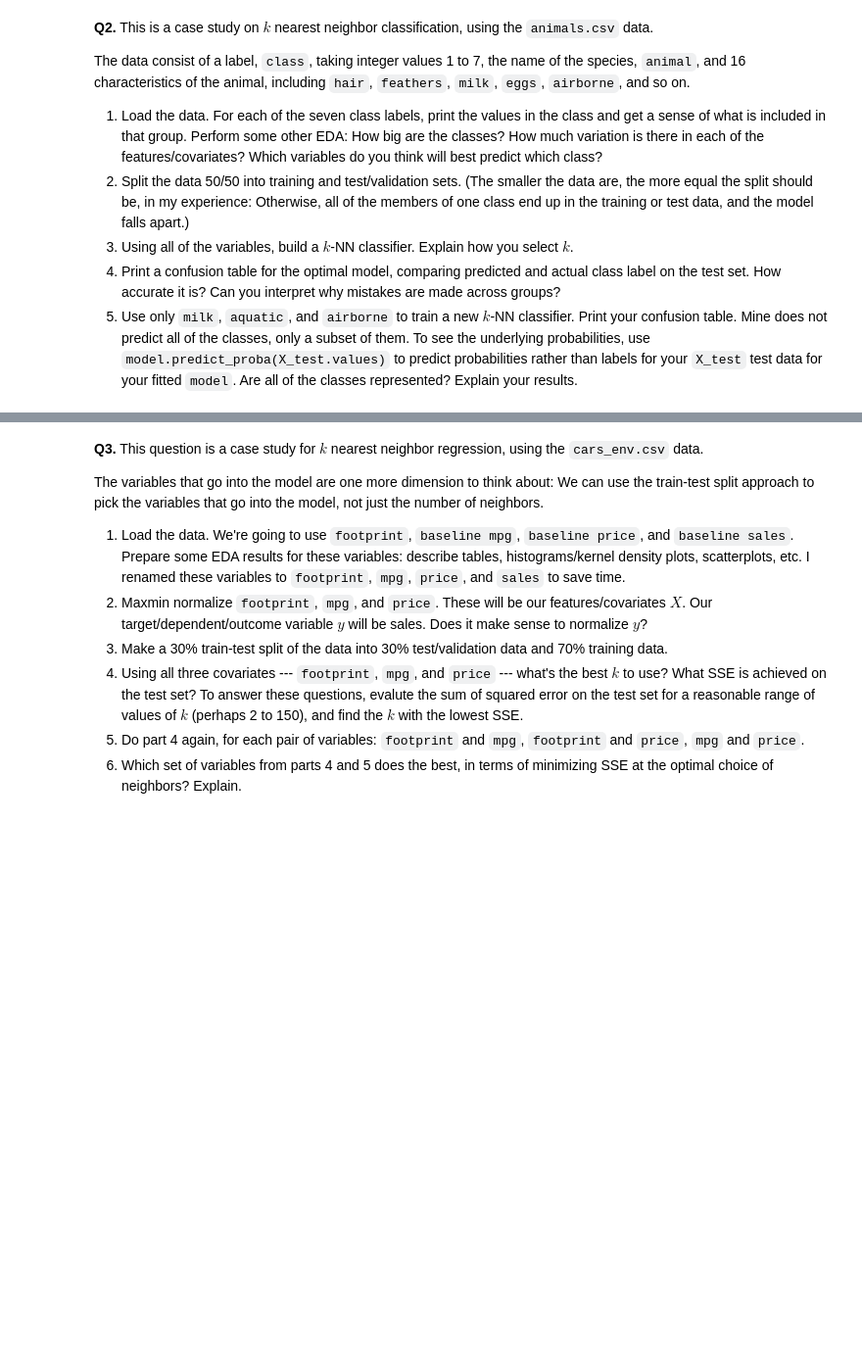
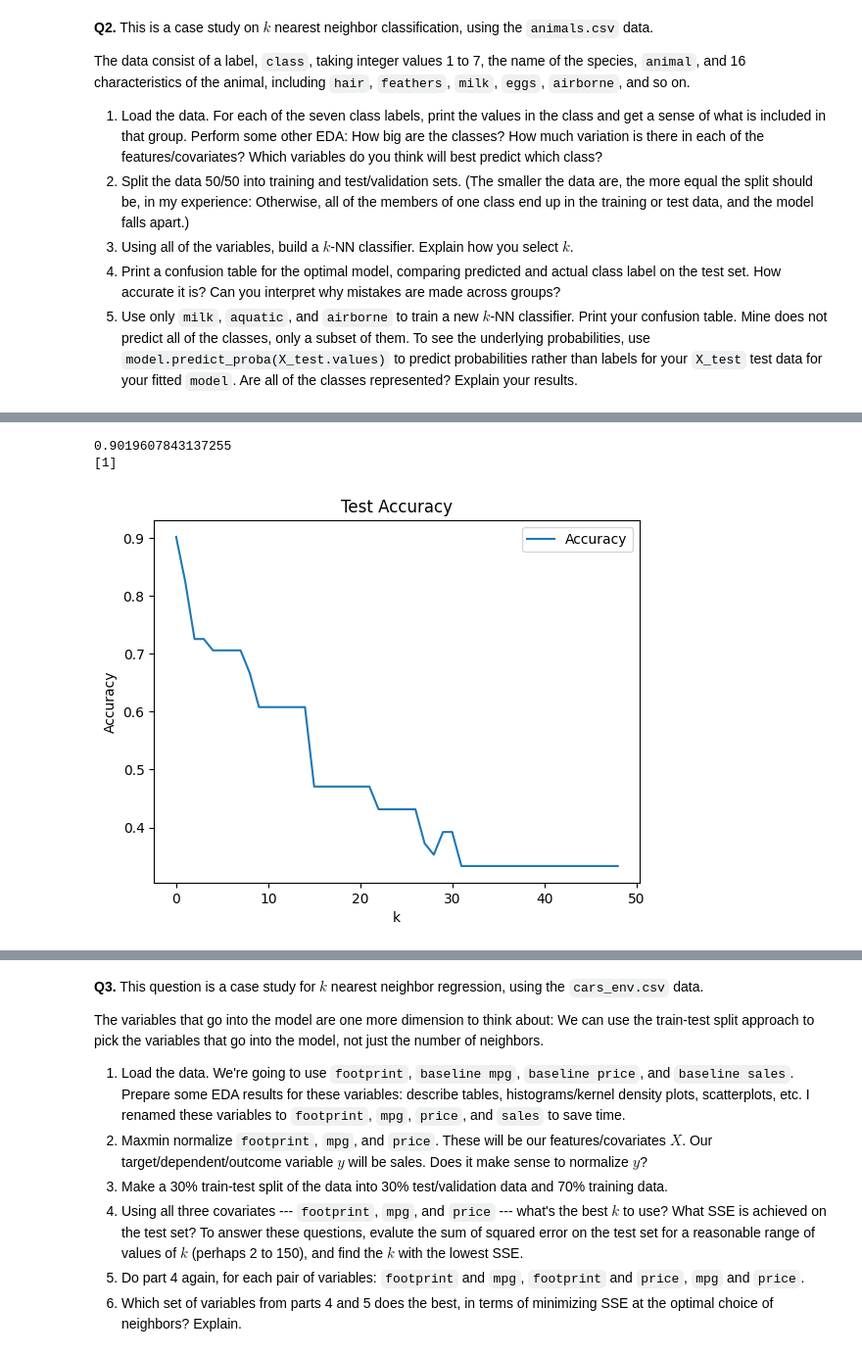
Before and after one commit to taliahtarik/knn, a Jupyter notebook: assignment_knn.ipynb, the cells around one changed output, grey strips where cells are left out. Shown at 98% size. Cells and saved outputs as stored; diff of their text form; code cells hidden in the pictures; blank space fills up the shorter version.

```diff
--- a/assignment_knn.ipynb
+++ b/assignment_knn.ipynb
@@ -58,0 +105,46 @@ The data consist of a label, `class`, taking integer values 1 to 7, the name of
+# %%
+x_vars = df.columns.tolist()
+y = df['class']
+x_vars.remove('animal')
+x_vars.remove('class')
+X = df.loc[:,x_vars]
+X.describe()
+
+from sklearn.model_selection import train_test_split
+X_train, X_test, y_train, y_test = train_test_split(X,y,
+                                                    test_size=.5,
+                                                    random_state=125)
+
+
+from sklearn.neighbors import KNeighborsClassifier
+
+N_train = len(y_train)
+N_test = len(y_test)
+k_bar = N_train-1
+Acc = np.zeros(k_bar)
+
+for k in range(k_bar):
+    model = KNeighborsClassifier(n_neighbors=k+1)
+    fitted_model = model.fit(X_train.values,y_train)
+    y_hat = fitted_model.predict(X_test.values)
+    Acc[k] = np.sum( y_hat == y_test )/N_test
+
+Acc_max = np.max(Acc)
+max_index = np.where(Acc==Acc_max)
+if len(max_index) > 1:
+    print(max_index[len(max_index)])
+    max_index = max_index[len(max_index)]
+k_star = max_index[0]+1
+print(Acc_max)
+print(k_star)
+
+plt.plot(np.arange(0,k_bar),Acc,label='Accuracy')
+plt.xlabel("k")
+plt.ylabel("Accuracy")
+plt.legend(loc='upper right')
+plt.title('Test Accuracy')
+plt.show()
+# %% [output]
+0.9019607843137255
+[1]
+[figure, added]
```
Also changed, not shown: parts of 4 cells of this notebook.
